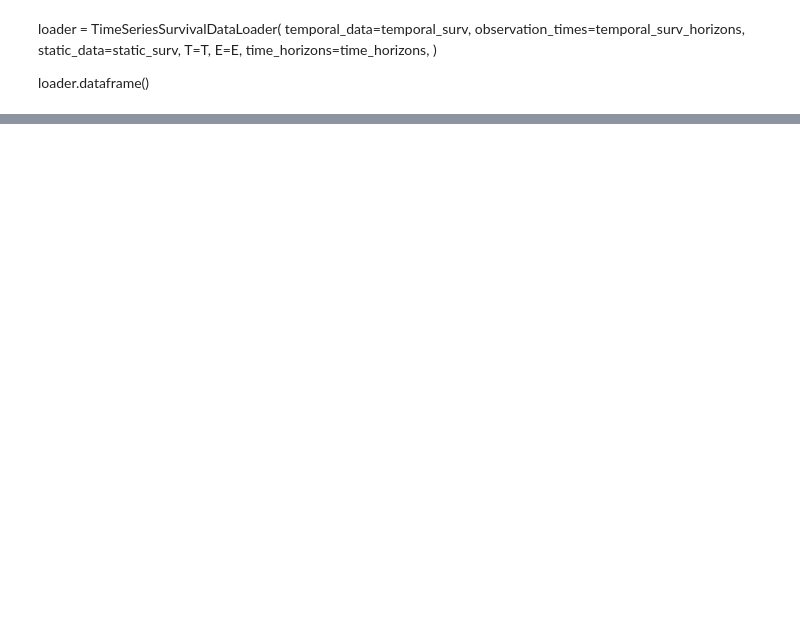
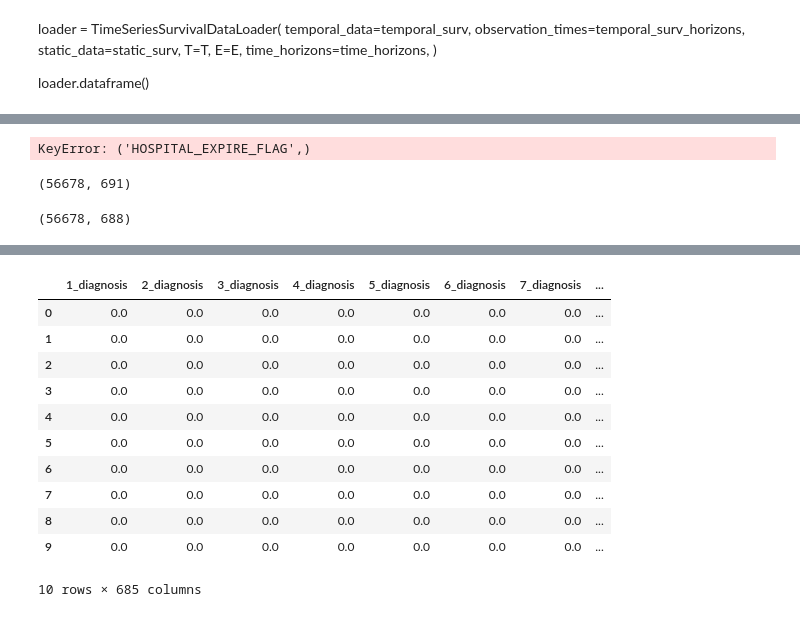
Before and after one commit to cynthia166/Synthetic-Data-Deep-Learning, a Jupyter notebook: concat_preprocess.ipynb, the cells around one changed output, grey strips where cells are left out. Cells and saved outputs as stored; diff of their text form; code cells hidden in the pictures; blank space fills up the shorter version.

Commit message:
primer datos synthetics

```diff
--- a/concat_preprocess.ipynb
+++ b/concat_preprocess.ipynb
@@ -456,6 +114,6 @@ static_data = ['ADMISSION_TYPE', 'ADMISSION_LOCATION',
 # %%
 # crear visit ranks
-res['ADMITTIME'] = pd.to_datetime(res['ADMITTIME'])
+
 
 # Ordenar el DataFrame por 'SUBJECT_ID' y 'ADMITTIME' para asegurar el orden correcto
 res = res.sort_values(by=['SUBJECT_ID', 'ADMITTIME'])
@@ -467,4 +125,16 @@ res['visit_rank'] = res.groupby('SUBJECT_ID').cumcount() + 1
 
 # Ahora, vamos a separar las visitas en DataFrames individuales y guardarlos en una lista
 max_visits = res['visit_rank'].max()
+# Asegúrate de que 'ADMITTIME' es una fecha
+res['ADMITTIME'] = pd.to_datetime(res['ADMITTIME'], errors='coerce')
+
+# Ordena los datos por 'SUBJECT_ID' y 'ADMITTIME'
+res = res.sort_values(['SUBJECT_ID', 'ADMITTIME'])
+
+# Calcula la diferencia en tiempo entre las visitas para cada paciente
+res['horizons'] = res.groupby('SUBJECT_ID')['ADMITTIME'].diff().fillna(pd.Timedelta(seconds=0))
+res['horizons'] =[int(i) for i in res['horizons'].dt.total_seconds()]
+# Para la primera visita de cada paciente, establece 'TIME_BETWEEN_ADM' en 0
+res.loc[res['visit_rank'] == 1, 'horizons'] = pd.Timedelta(0)
+
 temporal_surv = [res[res['visit_rank'] == i] for i in range(1, max_visits + 1)]
@@ -512,0 +302,17 @@ for i in range(10):
+# %%
+y = res["HOSPITAL_EXPIRE_FLAG",]
+X = res.drop(columns = ['DOB', 'ADMITTIME',"horizons"])
+# %% [output]
+KeyError: ('HOSPITAL_EXPIRE_FLAG',)
+# %%
+X.shape
+# %% [output]
+(56678, 691)
+# %%
+# Assuming df is your DataFrame
+X = X.select_dtypes(exclude=['timedelta64', 'int64'])
+X.shape
+# %% [output]
+(56678, 688)
+# %%
+X = X.drop(columns = ['DOB', 'ADMITTIME',"horizons"])
@@ -512,0 +325,12 @@ for i in range(10):
+# %%
+from sklearn.datasets import load_iris
+from synthcity.plugins import Plugins
+
+
+
+
+plugin = Plugins().get("tvae", n_iter = 1)
+plugin.fit(X)
+
+plugin.generate(10)
+# %% [output]
@@ -512,0 +354,12 @@ for i in range(10):
+|  | 1_diagnosis | 2_diagnosis | 3_diagnosis | 4_diagnosis | 5_diagnosis | 6_diagnosis | 7_diagnosis | ... |
+| 0 | 0.0 | 0.0 | 0.0 | 0.0 | 0.0 | 0.0 | 0.0 | ... |
+| 1 | 0.0 | 0.0 | 0.0 | 0.0 | 0.0 | 0.0 | 0.0 | ... |
+| 2 | 0.0 | 0.0 | 0.0 | 0.0 | 0.0 | 0.0 | 0.0 | ... |
+| 3 | 0.0 | 0.0 | 0.0 | 0.0 | 0.0 | 0.0 | 0.0 | ... |
+| 4 | 0.0 | 0.0 | 0.0 | 0.0 | 0.0 | 0.0 | 0.0 | ... |
+| 5 | 0.0 | 0.0 | 0.0 | 0.0 | 0.0 | 0.0 | 0.0 | ... |
+| 6 | 0.0 | 0.0 | 0.0 | 0.0 | 0.0 | 0.0 | 0.0 | ... |
+| 7 | 0.0 | 0.0 | 0.0 | 0.0 | 0.0 | 0.0 | 0.0 | ... |
+| 8 | 0.0 | 0.0 | 0.0 | 0.0 | 0.0 | 0.0 | 0.0 | ... |
+| 9 | 0.0 | 0.0 | 0.0 | 0.0 | 0.0 | 0.0 | 0.0 | ... |
+10 rows × 685 columns
```
Also changed, not shown: parts of 63 cells of this notebook, 1 other file.
